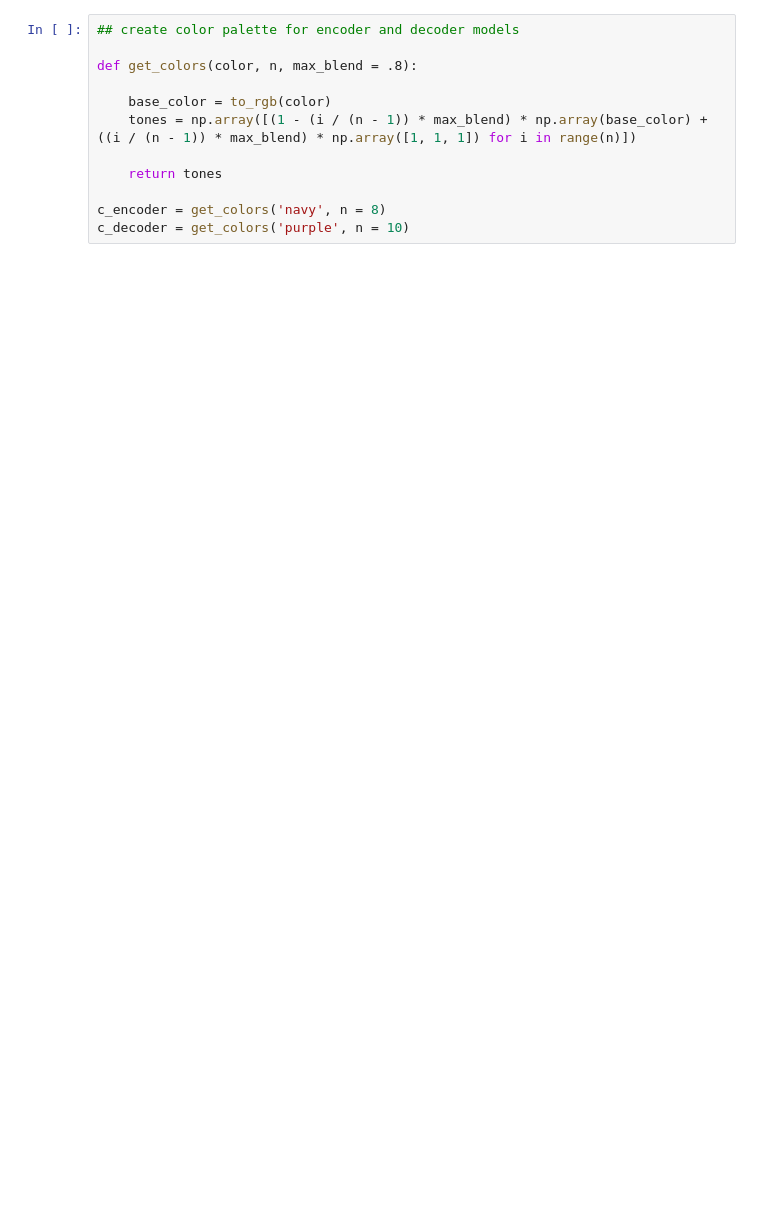
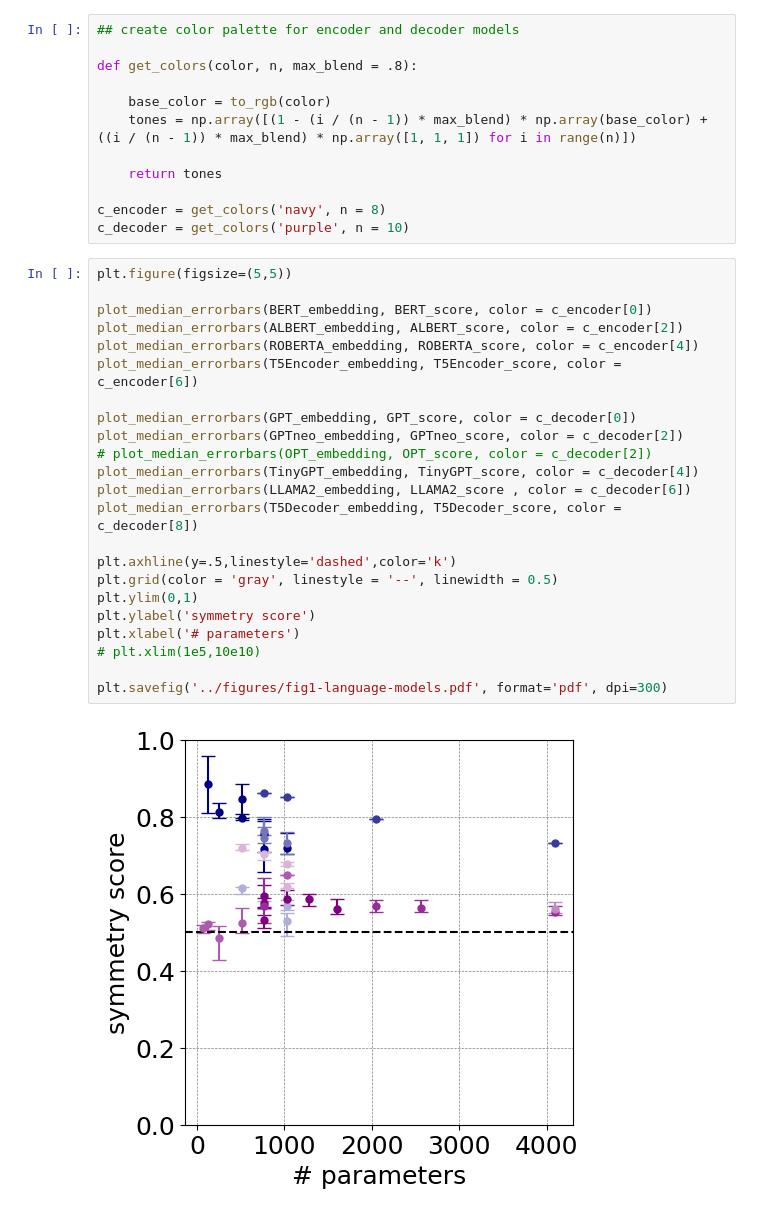
Before and after one commit to matteosaponati/attention-geometry, a Jupyter notebook: notebooks/fig-symmetry-scores-embedding.ipynb, the cells around one changed output. Drawn from its saved outputs; the diff is of its cells as text; blank space fills up the shorter version.

```diff
--- a/notebooks/fig-symmetry-scores-embedding.ipynb
+++ b/notebooks/fig-symmetry-scores-embedding.ipynb
@@ -110,6 +115,31 @@ def get_colors(color, n, max_blend = .8):
 
 c_encoder = get_colors('navy', n = 8)
 c_decoder = get_colors('purple', n = 10)
+# %%
+plt.figure(figsize=(5,5))
+
+plot_median_errorbars(BERT_embedding, BERT_score, color = c_encoder[0])
+plot_median_errorbars(ALBERT_embedding, ALBERT_score, color = c_encoder[2])
+plot_median_errorbars(ROBERTA_embedding, ROBERTA_score, color = c_encoder[4])
+plot_median_errorbars(T5Encoder_embedding, T5Encoder_score, color = c_encoder[6])
+
+plot_median_errorbars(GPT_embedding, GPT_score, color = c_decoder[0])
+plot_median_errorbars(GPTneo_embedding, GPTneo_score, color = c_decoder[2])
+# plot_median_errorbars(OPT_embedding, OPT_score, color = c_decoder[2])
+plot_median_errorbars(TinyGPT_embedding, TinyGPT_score, color = c_decoder[4])
+plot_median_errorbars(LLAMA2_embedding, LLAMA2_score , color = c_decoder[6])
+plot_median_errorbars(T5Decoder_embedding, T5Decoder_score, color = c_decoder[8])
+
+plt.axhline(y=.5,linestyle='dashed',color='k')
+plt.grid(color = 'gray', linestyle = '--', linewidth = 0.5)
+plt.ylim(0,1)
+plt.ylabel('symmetry score')
+plt.xlabel('# parameters')
+# plt.xlim(1e5,10e10)
+
+plt.savefig('../figures/fig1-language-models.pdf', format='pdf', dpi=300)
+# %% [output]
+[figure, added]
 # %%
 plt.figure(figsize=(5,5))
 
```
Also changed, not shown: parts of 3 cells of this notebook, 3 other files.
